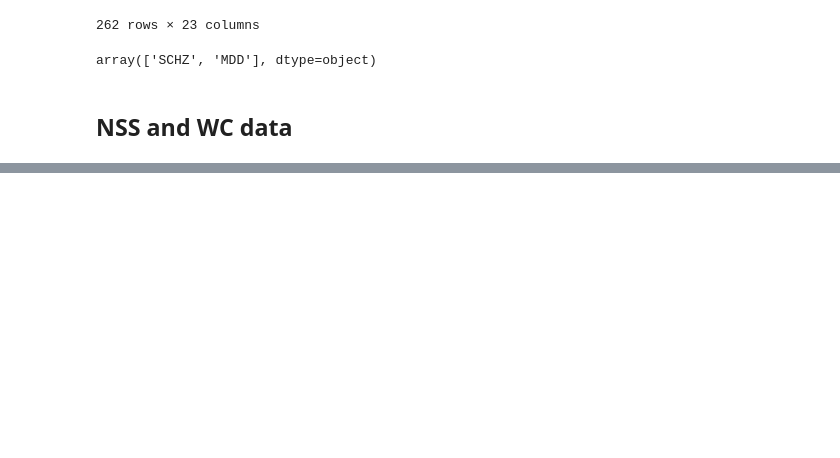
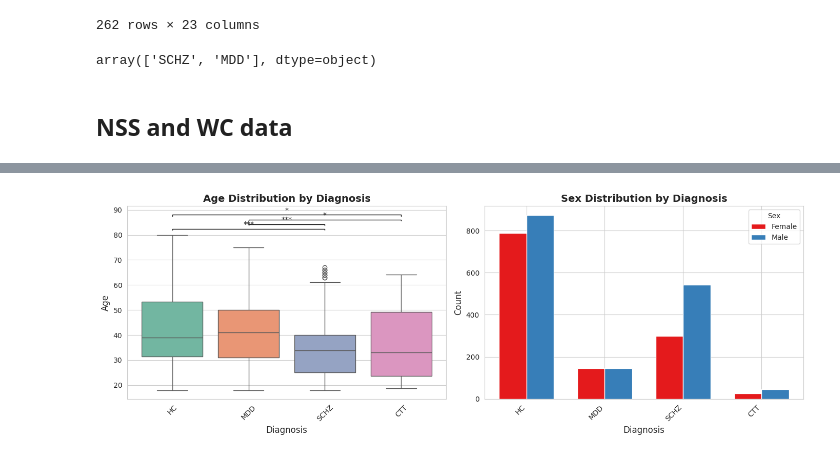
Before and after one commit to N1klasSchmidt/Volumetric-MRI-Classification-VAE, a Jupyter notebook: testing_grounds.ipynb, the cells around one changed output, grey strips where cells are left out. Drawn from its saved outputs; the diff is of its cells as text; code cells hidden in the pictures; blank space fills up the shorter version.

```diff
--- a/testing_grounds.ipynb
+++ b/testing_grounds.ipynb
@@ -255,0 +372,92 @@ Passing `palette` without assigning `hue` is deprecated and will be removed in v
+# %%
+
+# Set style
+sns.set_style("whitegrid")
+fig, axes = plt.subplots(1, 2, figsize=(14, 5))
+
+# 1. Boxplot: Age distribution by Diagnosis with statistical annotations
+sns.boxplot(data=df, x='Diagnosis', y='Age', ax=axes[0], palette='Set2')
+axes[0].set_title('Age Distribution by Diagnosis', fontsize=14, fontweight='bold')
+axes[0].set_xlabel('Diagnosis', fontsize=12)
+axes[0].set_ylabel('Age', fontsize=12)
+axes[0].tick_params(axis='x', rotation=45)
+
+# Perform pairwise statistical tests (Mann-Whitney U test)
+diagnoses = df['Diagnosis'].unique()
+pairs = list(combinations(range(len(diagnoses)), 2))
+y_max = df['Age'].max()
+y_range = df['Age'].max() - df['Age'].min()
+h = y_range * 0.03  # Height increment for brackets
+
+# Calculate p-values for all pairs
+significant_pairs = []
+for i, (idx1, idx2) in enumerate(pairs):
+    group1 = df[df['Diagnosis'] == diagnoses[idx1]]['Age'].dropna()
+    group2 = df[df['Diagnosis'] == diagnoses[idx2]]['Age'].dropna()
+
+    if len(group1) > 0 and len(group2) > 0:
+        statistic, p_value = stats.mannwhitneyu(group1, group2, alternative='two-sided')
+
+        # Only annotate significant differences (p < 0.05)
+        if p_value < 0.05:
+            significant_pairs.append((idx1, idx2, p_value))
+
+# Sort by p-value to prioritize most significant
+significant_pairs.sort(key=lambda x: x[2])
+
+# Annotate significant pairs (limit to avoid overcrowding)
+max_annotations = min(6, len(significant_pairs))
+for i, (idx1, idx2, p_value) in enumerate(significant_pairs[:max_annotations]):
+    y_pos = y_max + h * (i + 1)
+
+    # Format p-value
+    if p_value < 0.001:
+        text = '***'
+    elif p_value < 0.01:
+        text = '**'
+    elif p_value < 0.05:
+        text = '*'
+    else:
+        text = 'ns'
+
+    # Draw bracket
+    axes[0].plot([idx1, idx1, idx2, idx2],
+                 [y_pos, y_pos + h*0.3, y_pos + h*0.3, y_pos],
+                 'k-', lw=1)
+    axes[0].text((idx1 + idx2) / 2, y_pos + h*0.5, text,
+                ha='center', va='bottom', fontsize=10)
+
+# 2. Bar plot: Sex counts by Diagnosis
+sex_counts = df.groupby(['Diagnosis', 'Sex']).size().reset_index(name='Count')
+x = range(len(diagnoses))
+width = 0.35
+
+# Get unique sex values
+sex_values = df['Sex'].unique()
+colors = sns.color_palette('Set1', n_colors=len(sex_values))
+
+# Plot bars for each sex
+for i, sex in enumerate(sex_values):
+    sex_data = sex_counts[sex_counts['Sex'] == sex]
+    counts = [sex_data[sex_data['Diagnosis'] == d]['Count'].values[0]
+              if len(sex_data[sex_data['Diagnosis'] == d]) > 0 else 0
+              for d in diagnoses]
+    axes[1].bar([p + width * i for p in x], counts, width,
+                label=sex, color=colors[i])
+
+axes[1].set_title('Sex Distribution by Diagnosis', fontsize=14, fontweight='bold')
+axes[1].set_xlabel('Diagnosis', fontsize=12)
+axes[1].set_ylabel('Count', fontsize=12)
+axes[1].set_xticks([p + width * (len(sex_values) - 1) / 2 for p in x])
+axes[1].set_xticklabels(diagnoses, rotation=45, ha='right')
+axes[1].legend(title='Sex')
+
+plt.tight_layout()
+plt.show()
+
+# Print all pairwise comparisons for reference
+print("\nPairwise comparisons (Mann-Whitney U test):")
+print("=" * 60)
+for idx1, idx2, p_value in significant_pairs:
+    print(f"{diagnoses[idx1]} vs {diagnoses[idx2]}: p = {p_value:.4f}")
+# %% [output]
@@ -255,0 +467 @@ Passing `palette` without assigning `hue` is deprecated and will be removed in v
+[figure, added]
```
Also changed, not shown: parts of 4 cells of this notebook, 11 other files.
